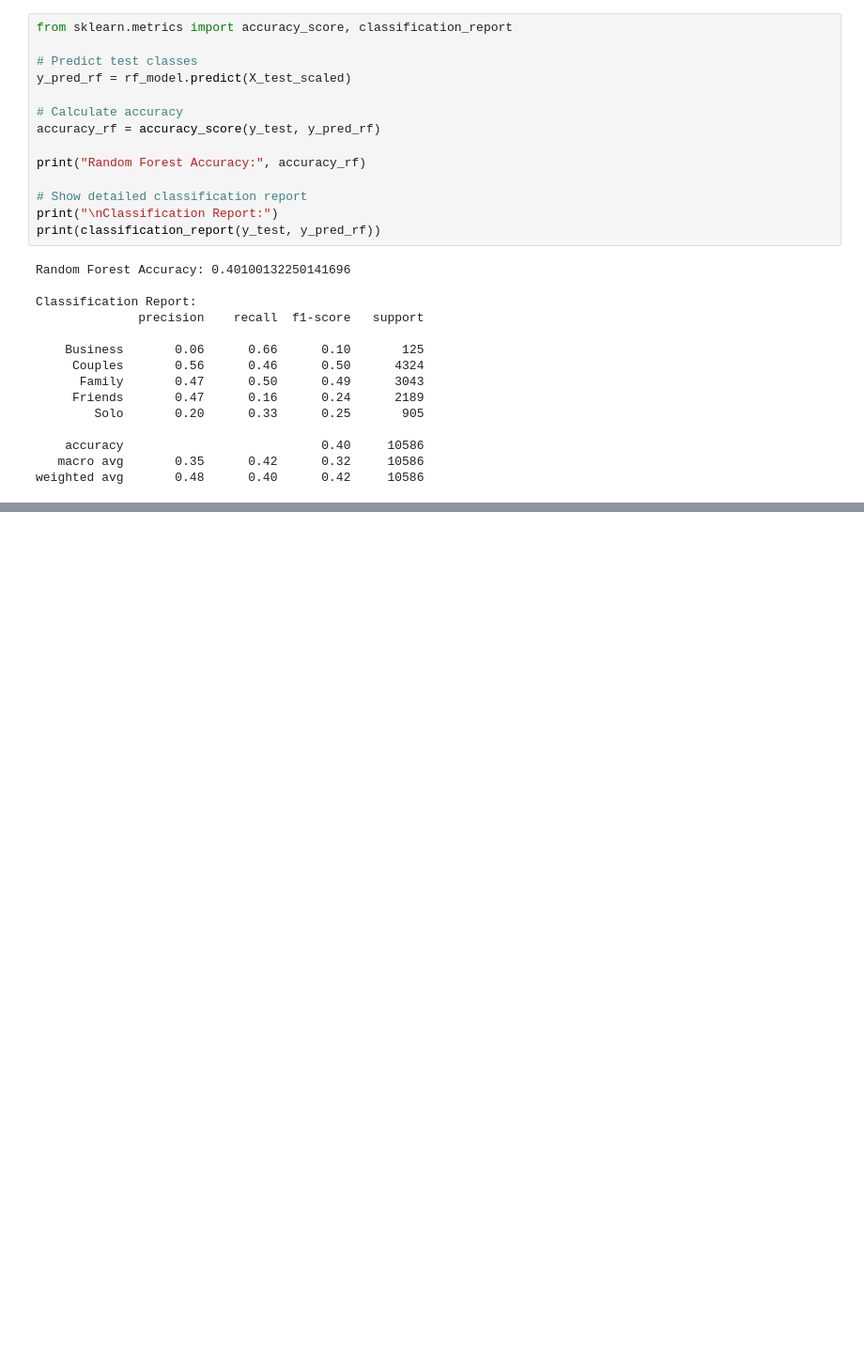
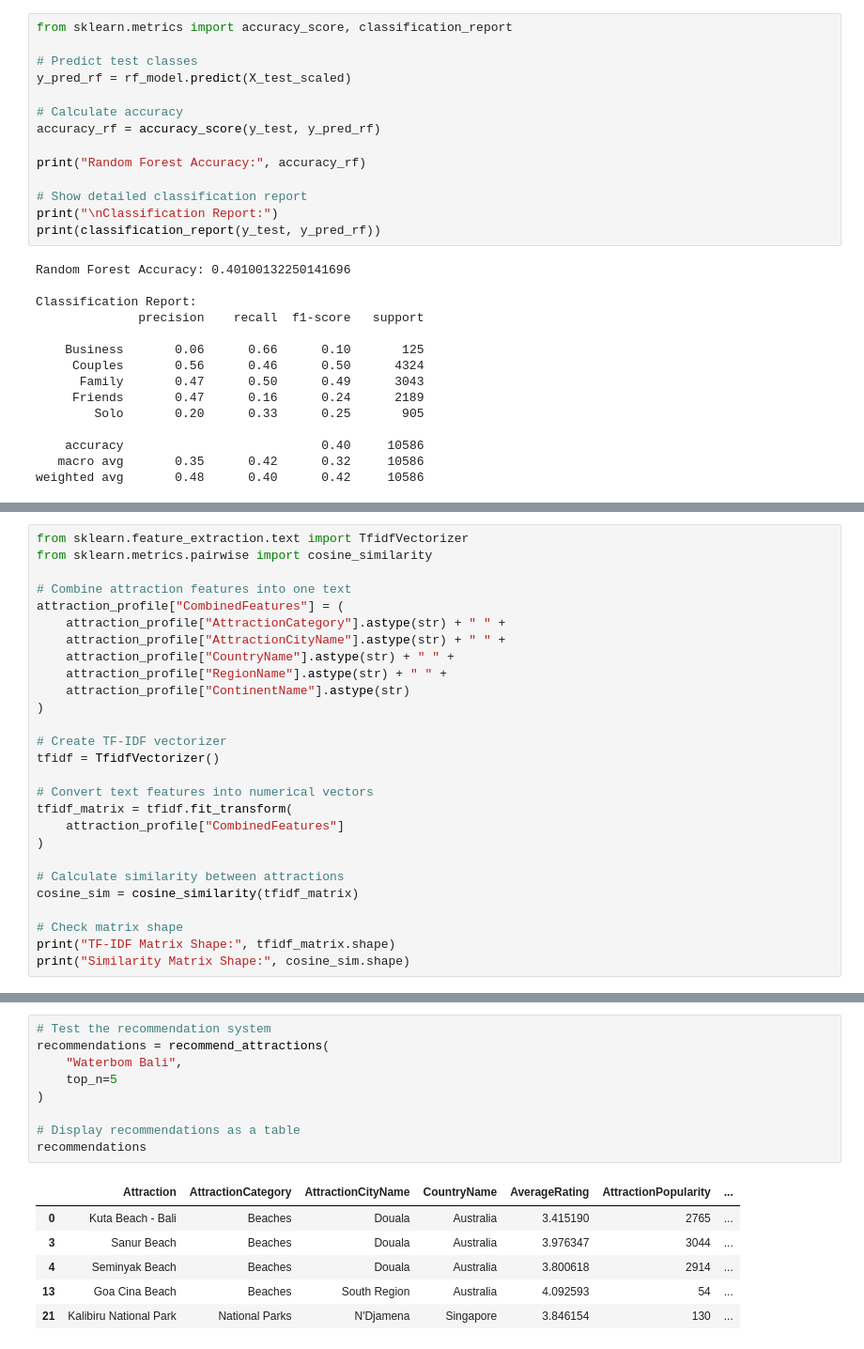
Before and after one commit to yuvrajgameti09/Tourism-Experience-Analytics, a Jupyter notebook: tourism_analysis.ipynb, the cells around one changed output, grey strips where cells are left out. Shown at 94% size. Drawn from its saved outputs; the diff is of its cells as text; blank space fills up the shorter version.

```diff
--- a/tourism_analysis.ipynb
+++ b/tourism_analysis.ipynb
@@ -1794,0 +1935,27 @@ weighted avg       0.48      0.40      0.42     10586
+# %%
+from sklearn.feature_extraction.text import TfidfVectorizer
+from sklearn.metrics.pairwise import cosine_similarity
+
+# Combine attraction features into one text
+attraction_profile["CombinedFeatures"] = (
+    attraction_profile["AttractionCategory"].astype(str) + " " +
+    attraction_profile["AttractionCityName"].astype(str) + " " +
+    attraction_profile["CountryName"].astype(str) + " " +
+    attraction_profile["RegionName"].astype(str) + " " +
+    attraction_profile["ContinentName"].astype(str)
+)
+
+# Create TF-IDF vectorizer
+tfidf = TfidfVectorizer()
+
+# Convert text features into numerical vectors
+tfidf_matrix = tfidf.fit_transform(
+    attraction_profile["CombinedFeatures"]
+)
+
+# Calculate similarity between attractions
+cosine_sim = cosine_similarity(tfidf_matrix)
+
+# Check matrix shape
+print("TF-IDF Matrix Shape:", tfidf_matrix.shape)
+print("Similarity Matrix Shape:", cosine_sim.shape)
@@ -1794,0 +2041,16 @@ weighted avg       0.48      0.40      0.42     10586
+# %%
+# Test the recommendation system
+recommendations = recommend_attractions(
+    "Waterbom Bali",
+    top_n=5
+)
+
+# Display recommendations as a table
+recommendations
+# %% [output]
+|  | Attraction | AttractionCategory | AttractionCityName | CountryName | AverageRating | AttractionPopularity | ... |
+| 0 | Kuta Beach - Bali | Beaches | Douala | Australia | 3.415190 | 2765 | ... |
+| 3 | Sanur Beach | Beaches | Douala | Australia | 3.976347 | 3044 | ... |
+| 4 | Seminyak Beach | Beaches | Douala | Australia | 3.800618 | 2914 | ... |
+| 13 | Goa Cina Beach | Beaches | South Region | Australia | 4.092593 | 54 | ... |
+| 21 | Kalibiru National Park | National Parks | N'Djamena | Singapore | 3.846154 | 130 | ... |
```
Also changed, not shown: parts of 25 cells of this notebook, 5 other files.
